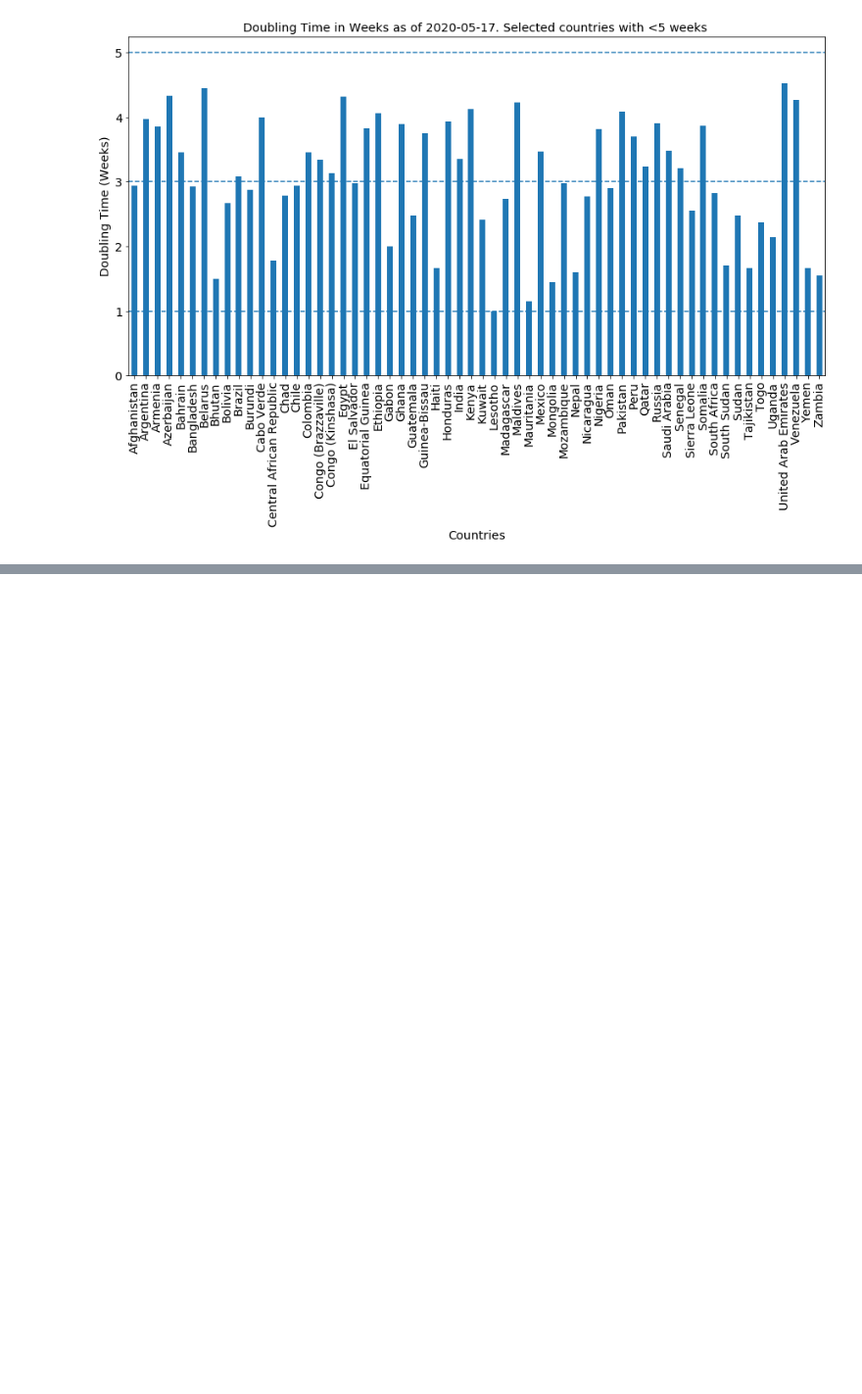
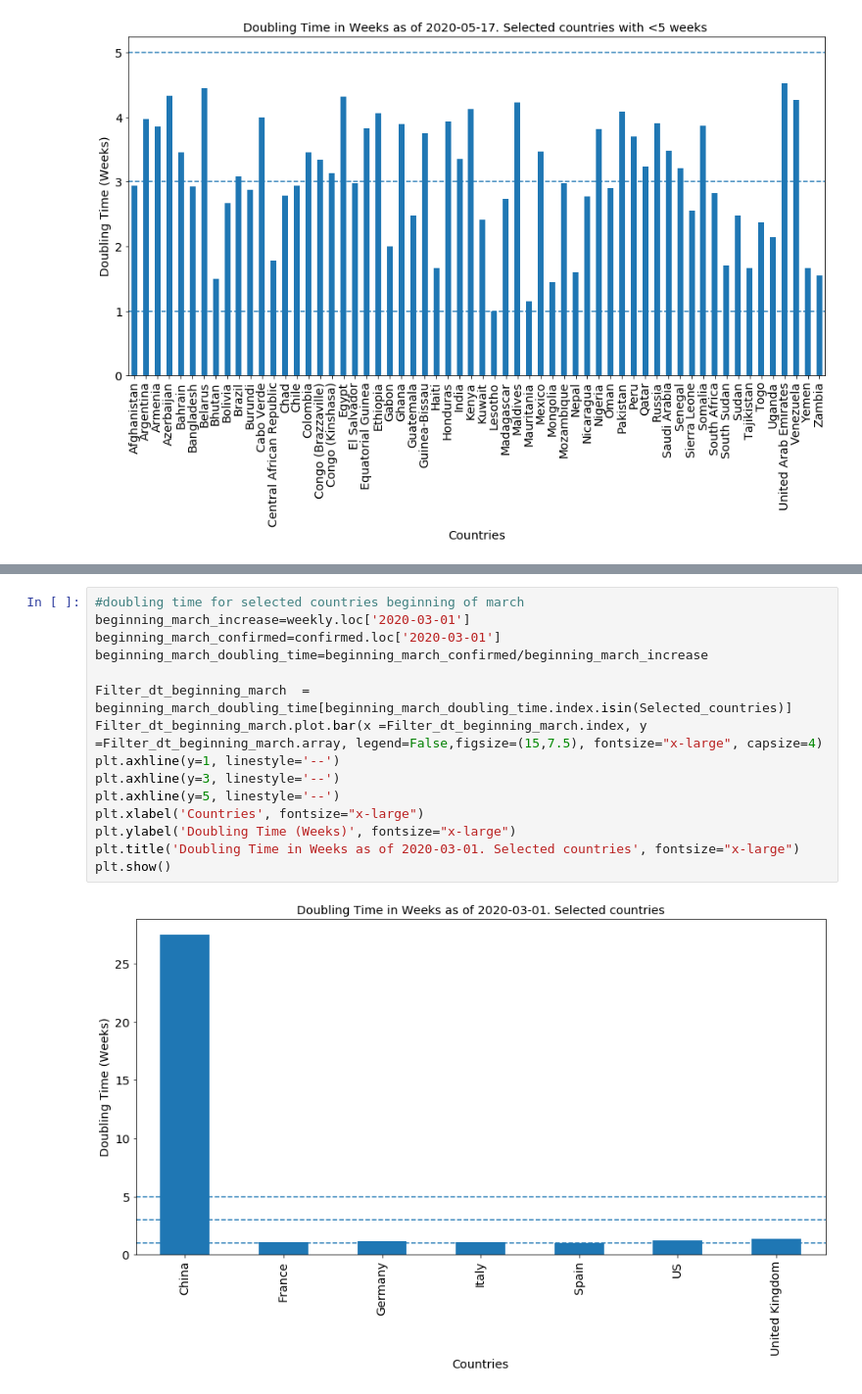
Before and after one commit to vdimatteo/TechLabs-Project, a Jupyter notebook: Test Matthias/Test.V3.ipynb, the cells around one changed output, grey strips where cells are left out. Shown at 98% size. Drawn from its saved outputs; the diff is of its cells as text; blank space fills up the shorter version.

```diff
--- a/Test Matthias/Test.V3.ipynb
+++ b/Test Matthias/Test.V3.ipynb
@@ -473,0 +485,17 @@ Name: 2020-05-17 00:00:00, Length: 188, dtype: float64
+# %%
+#doubling time for selected countries beginning of march
+beginning_march_increase=weekly.loc['2020-03-01']
+beginning_march_confirmed=confirmed.loc['2020-03-01']
+beginning_march_doubling_time=beginning_march_confirmed/beginning_march_increase
+
+Filter_dt_beginning_march  = beginning_march_doubling_time[beginning_march_doubling_time.index.isin(Selected_countries)]
+Filter_dt_beginning_march.plot.bar(x =Filter_dt_beginning_march.index, y =Filter_dt_beginning_march.array, legend=False,figsize=(15,7.5), fontsize="x-large", capsize=4)
+plt.axhline(y=1, linestyle='--')
+plt.axhline(y=3, linestyle='--')
+plt.axhline(y=5, linestyle='--')
+plt.xlabel('Countries', fontsize="x-large")
+plt.ylabel('Doubling Time (Weeks)', fontsize="x-large")
+plt.title('Doubling Time in Weeks as of 2020-03-01. Selected countries', fontsize="x-large")
+plt.show()
+# %% [output]
+[figure, added]
```
Also changed, not shown: parts of 2 cells of this notebook.
